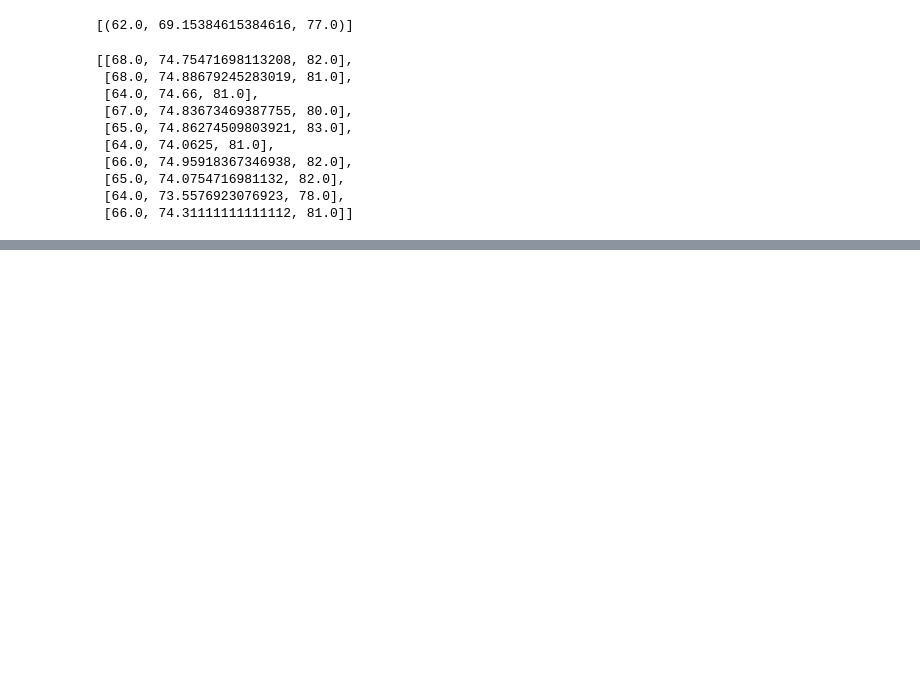
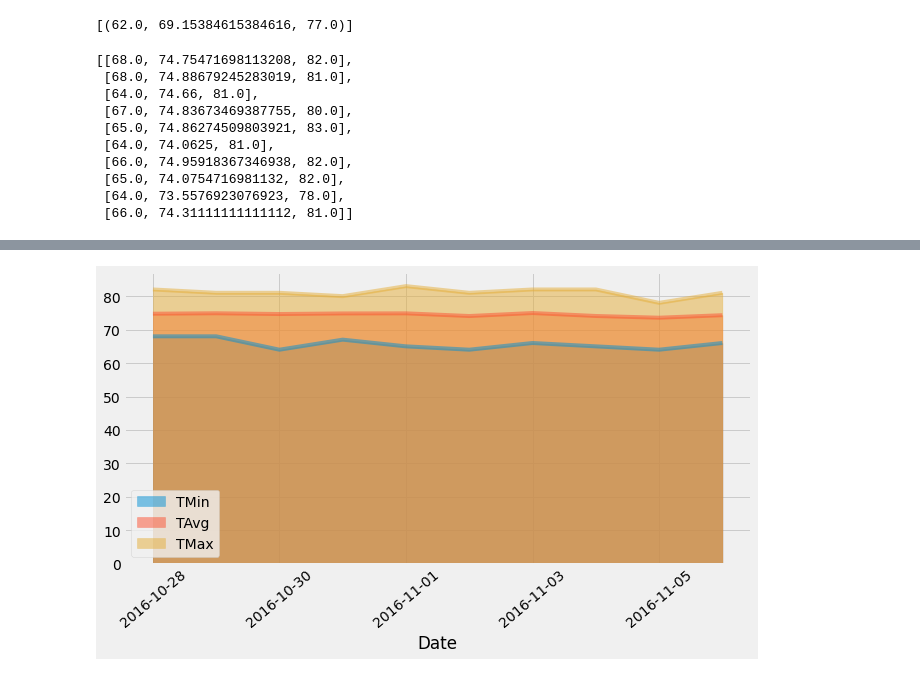
Before and after one commit to yuyhong23/sqlalchemy-challenge, a Jupyter notebook: climate_starter-Copy1.ipynb, the cells around one changed output, grey strips where cells are left out. Cells and saved outputs as stored; diff of their text form; code cells hidden in the pictures; blank space fills up the shorter version.

```diff
--- a/climate_starter-Copy1.ipynb
+++ b/climate_starter-Copy1.ipynb
@@ -350,2 +402,6 @@ normals_df
 # %%
 # Plot the daily normals as an area plot with `stacked=False`
+normals_df.plot.area(stacked=False, figsize=(10,5), rot=40)
+plt.ylabel=("Temperature")
+# %% [output]
+[figure, added]
```
Also changed, not shown: parts of 14 cells of this notebook.
